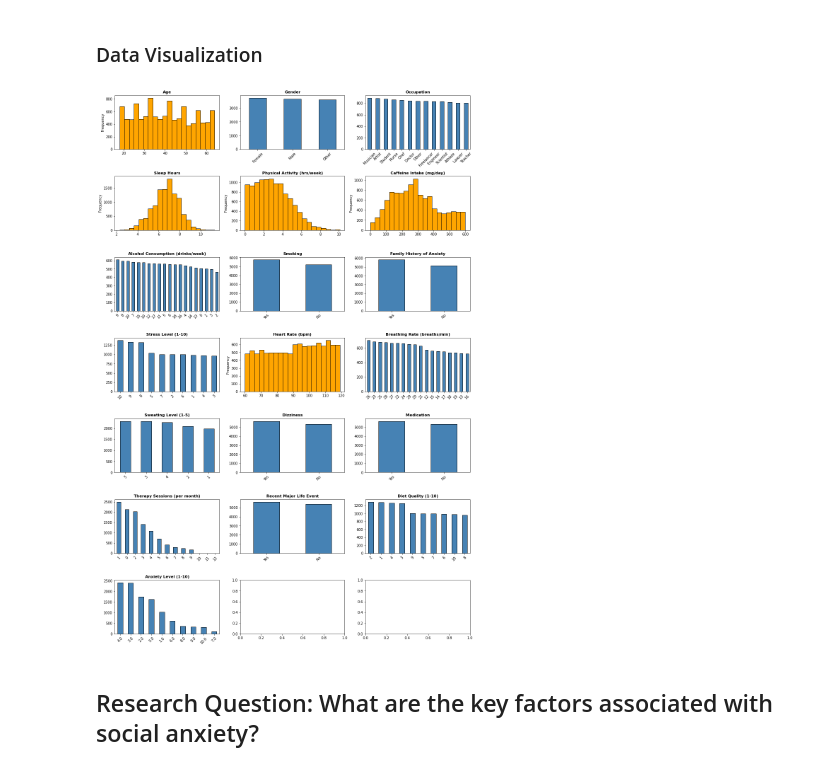
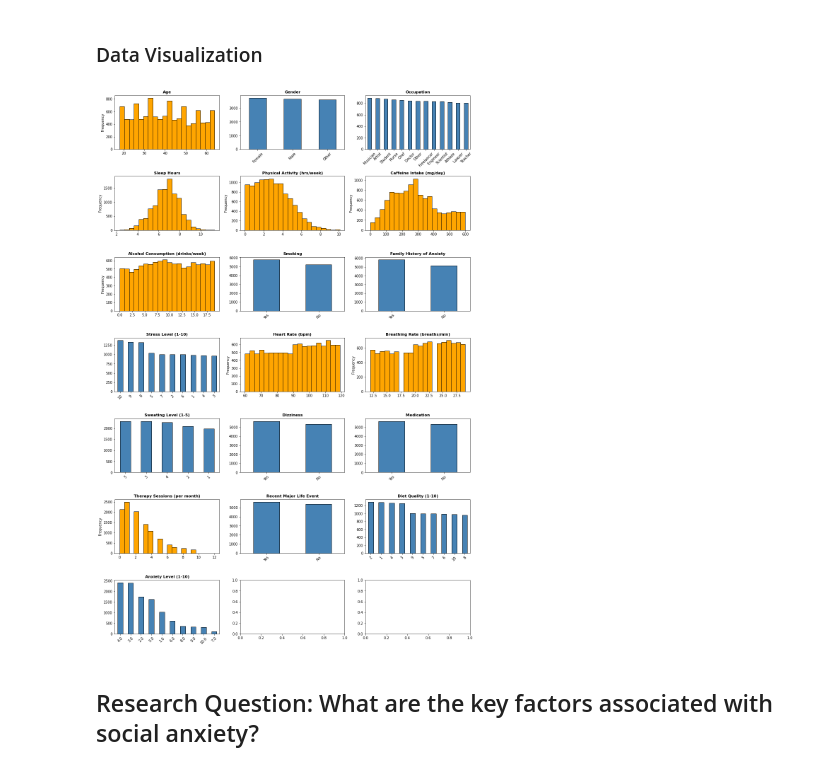
Before and after one commit to YSH112288/Shuhui-Yang-CCPX5199-Final-Project, a Jupyter notebook: CCPX5199 Final Project.ipynb, the cells around one changed output. Saved outputs shown, nothing was run; the diff lists cells and outputs as text; code cells hidden in the pictures.

```diff
--- a/CCPX5199 Final Project.ipynb
+++ b/CCPX5199 Final Project.ipynb
@@ -24,26 +24,26 @@ df.head()
 # %%
 cols = df.columns.tolist()
 n = len(cols)
 
 fig, axes = plt.subplots(nrows=(n+2)//3, ncols=3, figsize=(18,(n//3+1)*4))
 axes = axes.flatten()
 
 for i, col in enumerate(cols):
     ax = axes[i]
-    if df[col].dtype == 'object' or len(df[col].unique()) <= 20:
+    if df[col].dtype == 'object' or len(df[col].unique()) <= 10:
         # categorical
         df[col].value_counts().plot(kind='bar', ax=ax, color='steelblue', edgecolor='black')
         ax.tick_params(axis='x', rotation=45)
     else:
         # numeric
         df[col].plot(kind='hist', ax=ax, bins=20, color='orange', edgecolor='black')
         ax.tick_params(axis='x')
 
     ax.set_title(col, fontsize=11, fontweight='bold')
     ax.set_xlabel('')
 plt.subplots_adjust(hspace=0.5)
 # %% [output]
-[figure, old version]
+[figure, new version]
 # %% [markdown]
  ## Research Question: What are the key factors associated with social anxiety?
 # %% [markdown]
```
Also changed, not shown: parts of 9 cells of this notebook.
